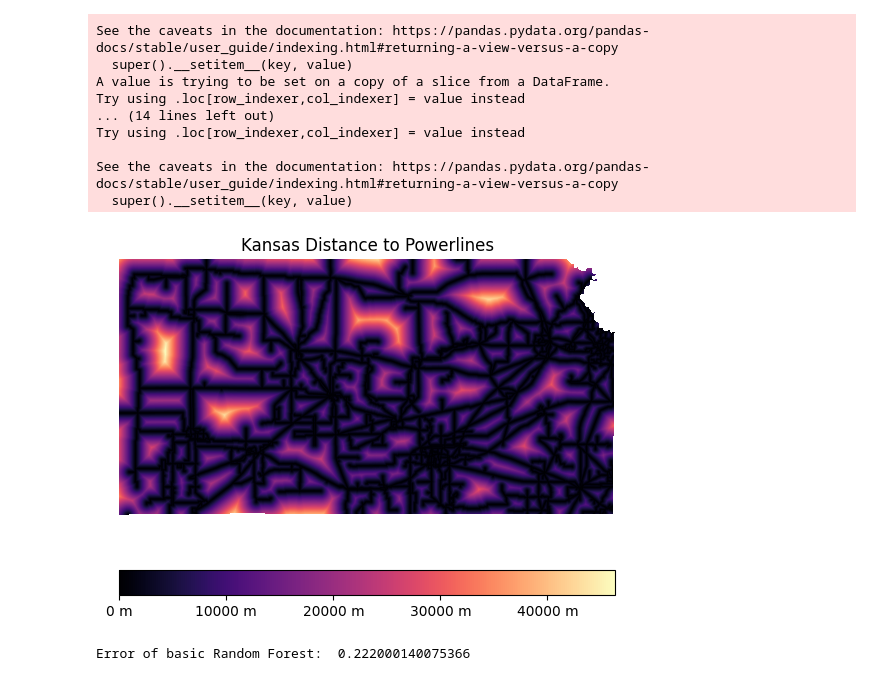
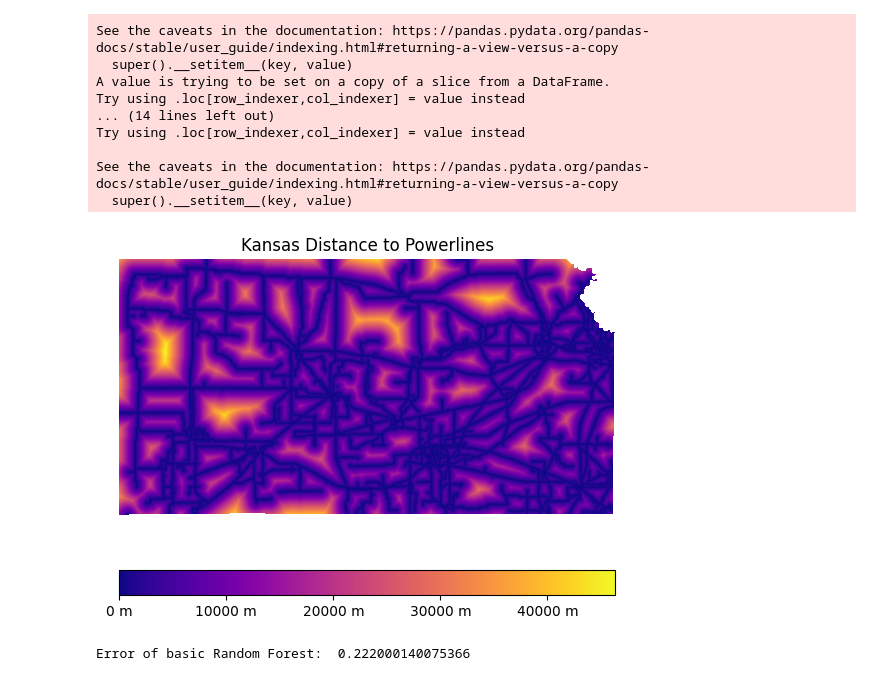
Before and after one commit to chad-fisher/KansasWind, a Jupyter notebook: KansasWindfarms.ipynb, the cells around one changed output. Cells and saved outputs as stored; diff of their text form; code cells hidden in the pictures.

```diff
--- a/KansasWindfarms.ipynb
+++ b/KansasWindfarms.ipynb
@@ -697,22 +695,22 @@ See the caveats in the documentation: https://pandas.pydata.org/pandas-docs/stab
 # %%
 src2 = rio.open('/content/Cleaned Data/Distance_PL.tif')
 # Initialize plots
 fig,ax=plt.subplots()
 
 # Mask to Kansas
 img,trans=rio.mask.mask(src2, shapes=KS_StateMap.to_crs(3857).geometry, crop=True,filled=False,nodata=0)
 plt.title('Kansas Distance to Powerlines',size='large')
 
 # Create hidden image for colorbar and actual image
-hidden=ax.imshow(img[0,:,:],cmap='magma',vmin=0)
-show(img,cmap='magma',ax=ax,vmin=0)
-fig.colorbar(hidden,cmap='magma',orientation='horizontal',format="%i m")
+hidden=ax.imshow(img[0,:,:],cmap='plasma',vmin=0)
+show(img,cmap='plasma',ax=ax,vmin=0)
+fig.colorbar(hidden,cmap='plasma',orientation='horizontal',format="%i m")
 
 # Save plot
 ax.axis('off')
 fig.savefig('Powerlines.png')
 # %% [output]
-[figure, old version]
+[figure, new version]
 # %%
 # Drop geometry column because just need the coordinates
 sites=sites.drop('geometry',axis=1)
```
Also changed, not shown: parts of 13 cells of this notebook.
